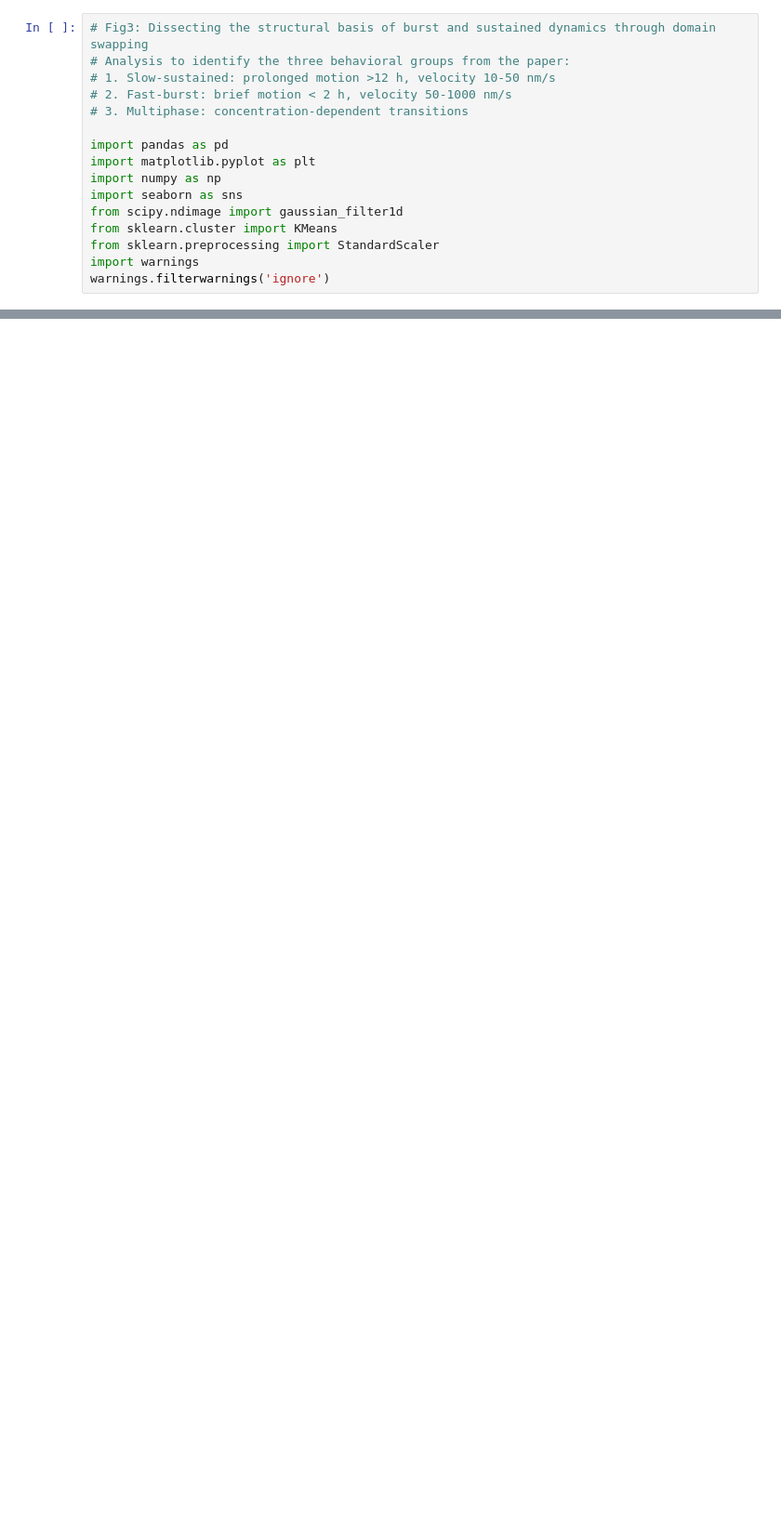
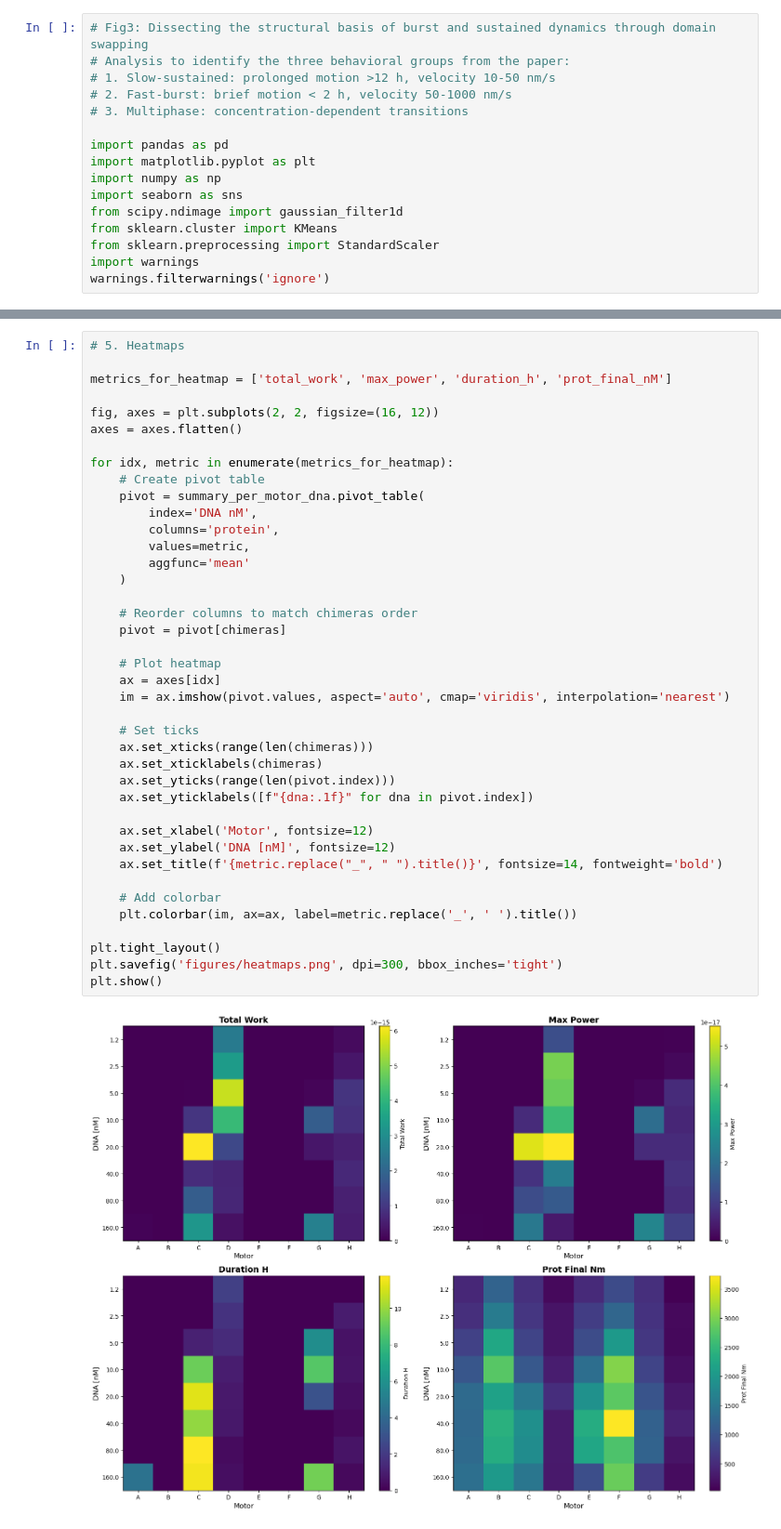
Before and after one commit to dalarios/activedrops, a Jupyter notebook: paper/plotting_clean copy.ipynb, the cells around one changed output, grey strips where cells are left out. Shown at 93% size. Cells and saved outputs as stored; diff of their text form; blank space fills up the shorter version.

```diff
--- a/paper/plotting_clean copy.ipynb
+++ b/paper/plotting_clean copy.ipynb
@@ -1222,0 +554,42 @@ ValueError: array([0, 0, 0, 0, 1, 0, 0, 0, 1, 0, 0, 2], dtype=int32) is not a va
+# %%
+# 5. Heatmaps
+
+metrics_for_heatmap = ['total_work', 'max_power', 'duration_h', 'prot_final_nM']
+
+fig, axes = plt.subplots(2, 2, figsize=(16, 12))
+axes = axes.flatten()
+
+for idx, metric in enumerate(metrics_for_heatmap):
+    # Create pivot table
+    pivot = summary_per_motor_dna.pivot_table(
+        index='DNA nM',
+        columns='protein',
+        values=metric,
+        aggfunc='mean'
+    )
+
+    # Reorder columns to match chimeras order
+    pivot = pivot[chimeras]
+
+    # Plot heatmap
+    ax = axes[idx]
+    im = ax.imshow(pivot.values, aspect='auto', cmap='viridis', interpolation='nearest')
+
+    # Set ticks
+    ax.set_xticks(range(len(chimeras)))
+    ax.set_xticklabels(chimeras)
+    ax.set_yticks(range(len(pivot.index)))
+    ax.set_yticklabels([f"{dna:.1f}" for dna in pivot.index])
+
+    ax.set_xlabel('Motor', fontsize=12)
+    ax.set_ylabel('DNA [nM]', fontsize=12)
+    ax.set_title(f'{metric.replace("_", " ").title()}', fontsize=14, fontweight='bold')
+
+    # Add colorbar
+    plt.colorbar(im, ax=ax, label=metric.replace('_', ' ').title())
+
+plt.tight_layout()
+plt.savefig('figures/heatmaps.png', dpi=300, bbox_inches='tight')
+plt.show()
+# %% [output]
+[figure, added]
```
Also changed, not shown: parts of 28 cells of this notebook, 26 other files.
